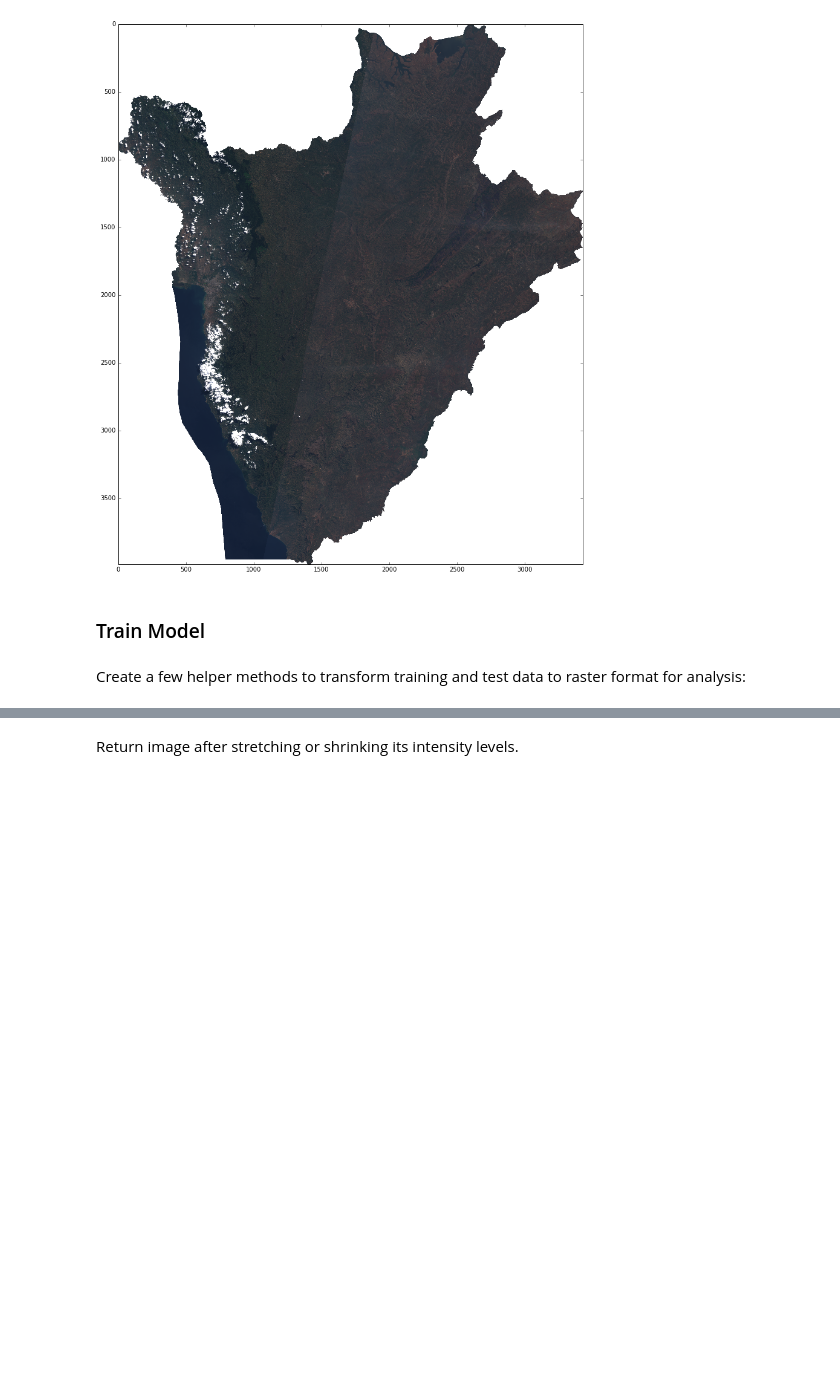
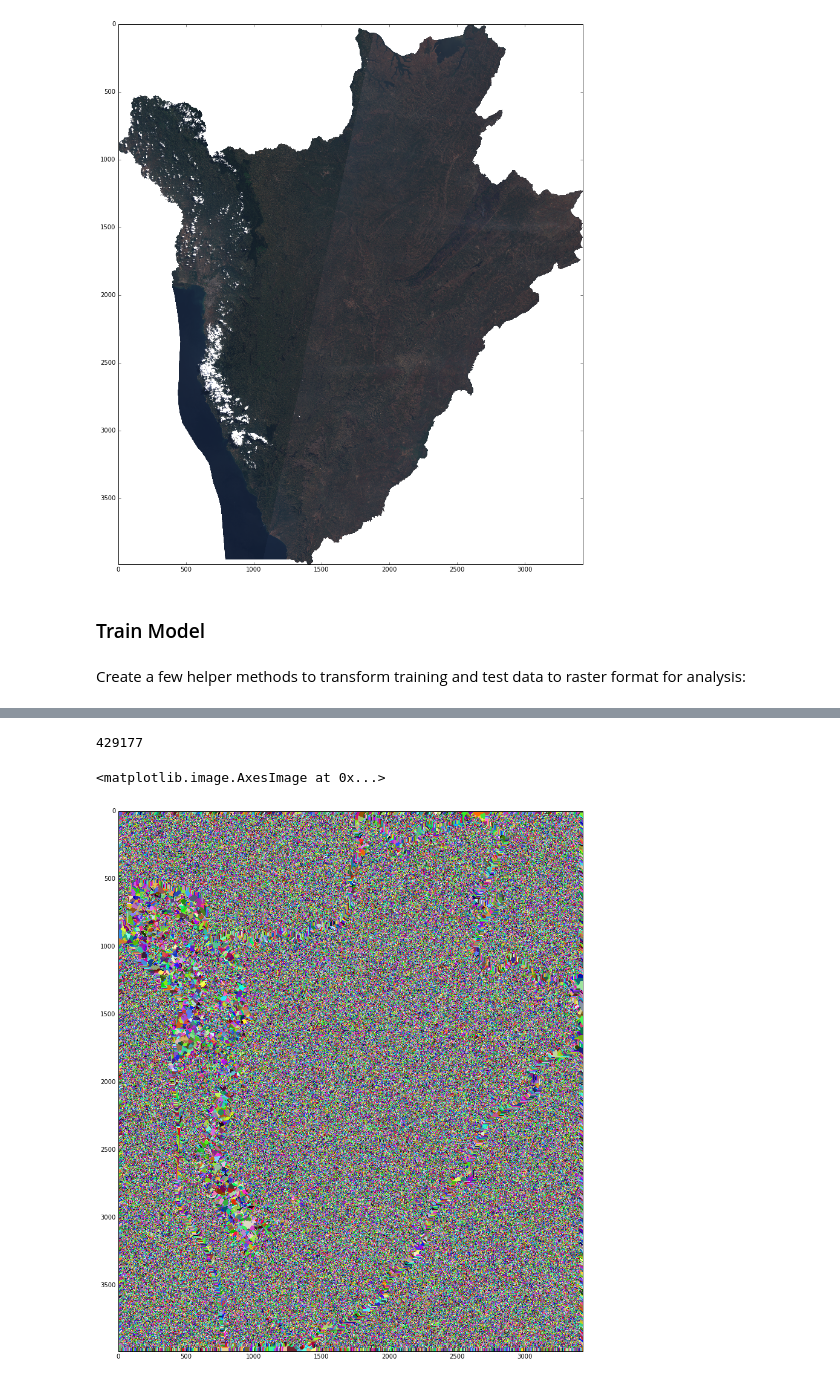
Before and after one commit to karlaking/poverty-predictor, a Jupyter notebook: testNewClassification.ipynb, the cells around one changed output, grey strips where cells are left out. Drawn from its saved outputs; the diff is of its cells as text; code cells hidden in the pictures; blank space fills up the shorter version.

```diff
--- a/testNewClassification.ipynb
+++ b/testNewClassification.ipynb
@@ -65,0 +68,9 @@ arr, meta = dl.raster.ndarray(
+# %%
+arr, meta = dl.raster.ndarray(
+    ids,
+    bands=['red', 'green', 'blue', 'alpha'],
+    scales=[[0,4000], [0, 4000], [0, 4000], None],
+    data_type='Float32',
+    resolution=60,
+    cutline=shape['geometry']
+)
@@ -66,3 +94,5 @@ arr, meta = dl.raster.ndarray(
+# %%
+img = exposure.rescale_intensity(arr)
 # %%
 # We'll use matplotlib to make a quick plot of the image.
 import matplotlib.pyplot as plt
@@ -127,8 +152,6 @@ rows, cols, n_bands = bands_data.shape
-# %% [markdown]
-Return image after stretching or shrinking its intensity levels.
-# %%
-img = exposure.rescale_intensity(bands_data)
 # %%
 segments_quick = quickshift(img, kernel_size=7, max_dist=3, ratio=0.35, convert2lab=False)
 n_segments = len(np.unique(segments_quick))
 print(n_segments)
+# %% [output]
+429177
@@ -137,5 +158,8 @@ print(segments_quick[1993][1715])
 # %%
 cmap = colors.ListedColormap(np.random.rand(n_segments, 3))
 
-plt.figure()
+plt.figure(figsize=[16,16])
 plt.imshow(segments_quick, interpolation='none', cmap=cmap)
+# %% [output]
+<matplotlib.image.AxesImage at 0x...>
+[figure, added]
```
Also changed, not shown: parts of 14 cells of this notebook.
